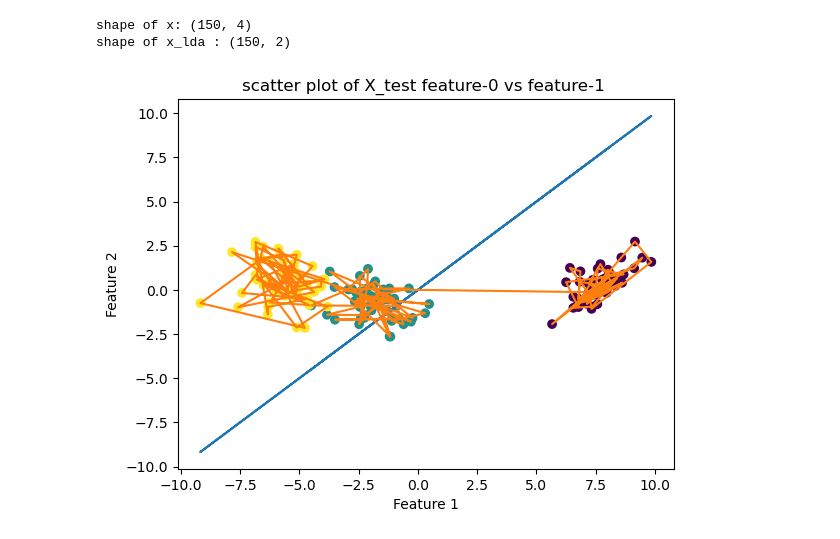
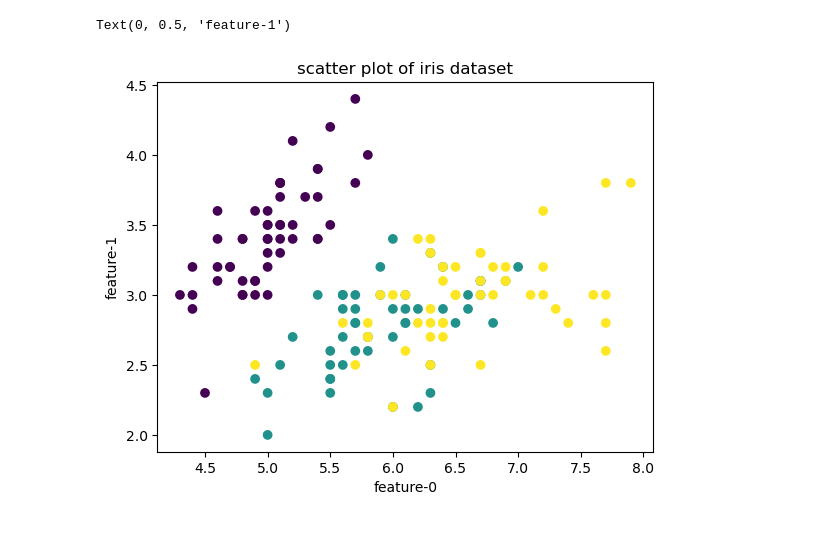
Before and after one commit to Enshrouded/datasets-and-plots-for-iris-dataset, a Jupyter notebook: 1st class 8039.ipynb, the cells around one changed output. Drawn from its saved outputs; the diff is of its cells as text; code cells hidden in the pictures.

```diff
--- a/1st class 8039.ipynb
+++ b/1st class 8039.ipynb
@@ -142,20 +211,12 @@ Mean Squared Error : 0.044610852102427795
 # %%
 from sklearn.datasets import load_iris
-iris=load_iris()
-x,y =iris.data,iris.target
-print(f'shape of x: {x.shape}')
-from sklearn.discriminant_analysis import LinearDiscriminantAnalysis
-lda=LinearDiscriminantAnalysis(n_components =2)
-x_lda =lda.fit_transform(x,y)
-print(f'shape of x_lda : {x_lda.shape}')
+iris = load_iris()
+x,y = iris.data,iris.target
 import matplotlib.pyplot as plt
-plt.scatter(x_lda[:, 0], x_lda[:, 1],c=y)
-plt.plot(x_lda[:, 0], x_lda)
-plt.xlabel('Feature 1')
-plt.ylabel('Feature 2')
-plt.title('scatter plot of X_test feature-0 vs feature-1 ')
-plt.show()
+plt.scatter(x[:,0],x[:,1],c=y)
+plt.title('scatter plot of iris dataset')
+plt.xlabel('feature-0')
+plt.ylabel('feature-1')
 # %% [output]
-shape of x: (150, 4)
-shape of x_lda : (150, 2)
+Text(0, 0.5, 'feature-1')
-[figure, old version]
+[figure, new version]
```
Also changed, not shown: parts of 35 cells of this notebook.
